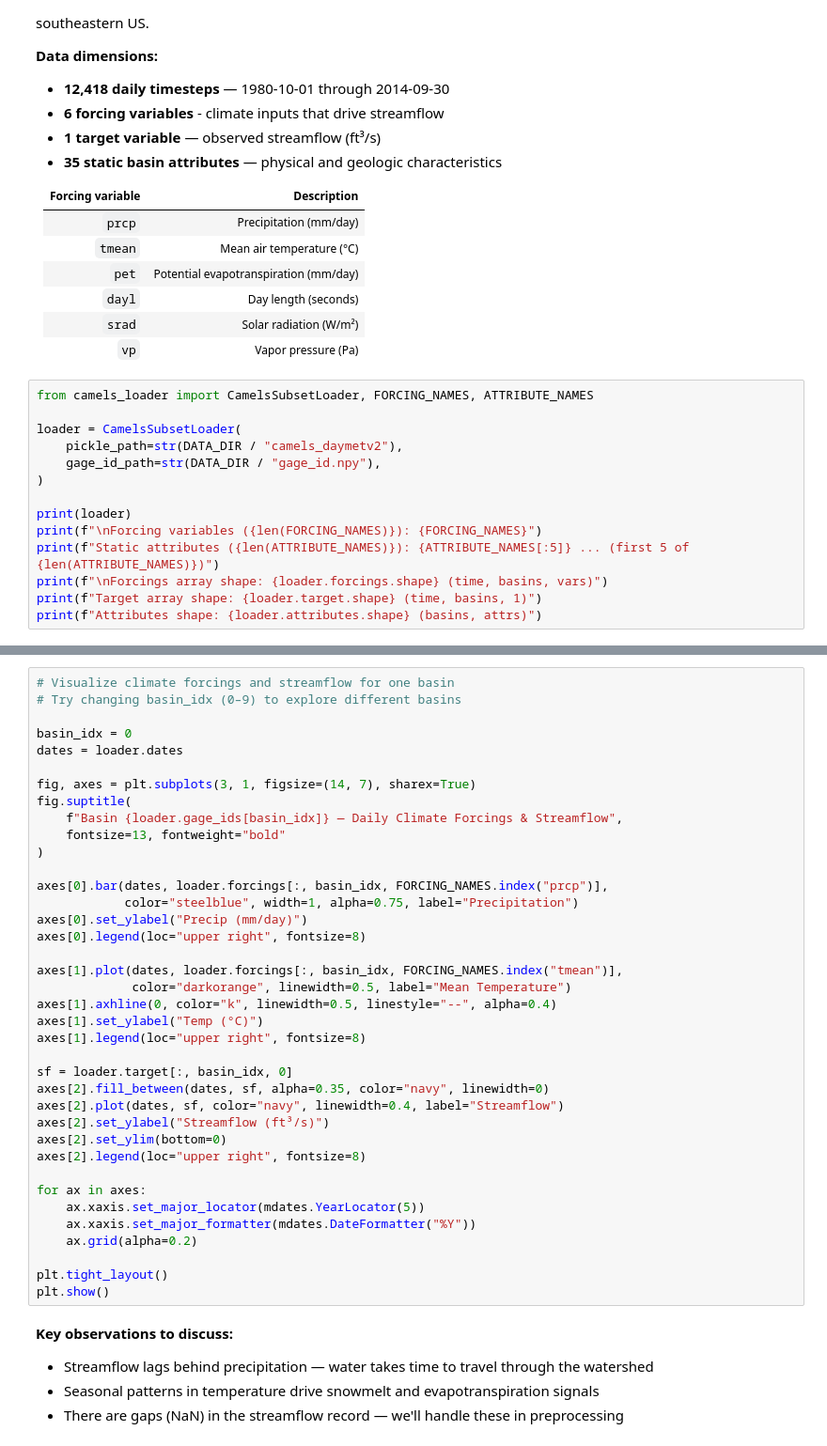
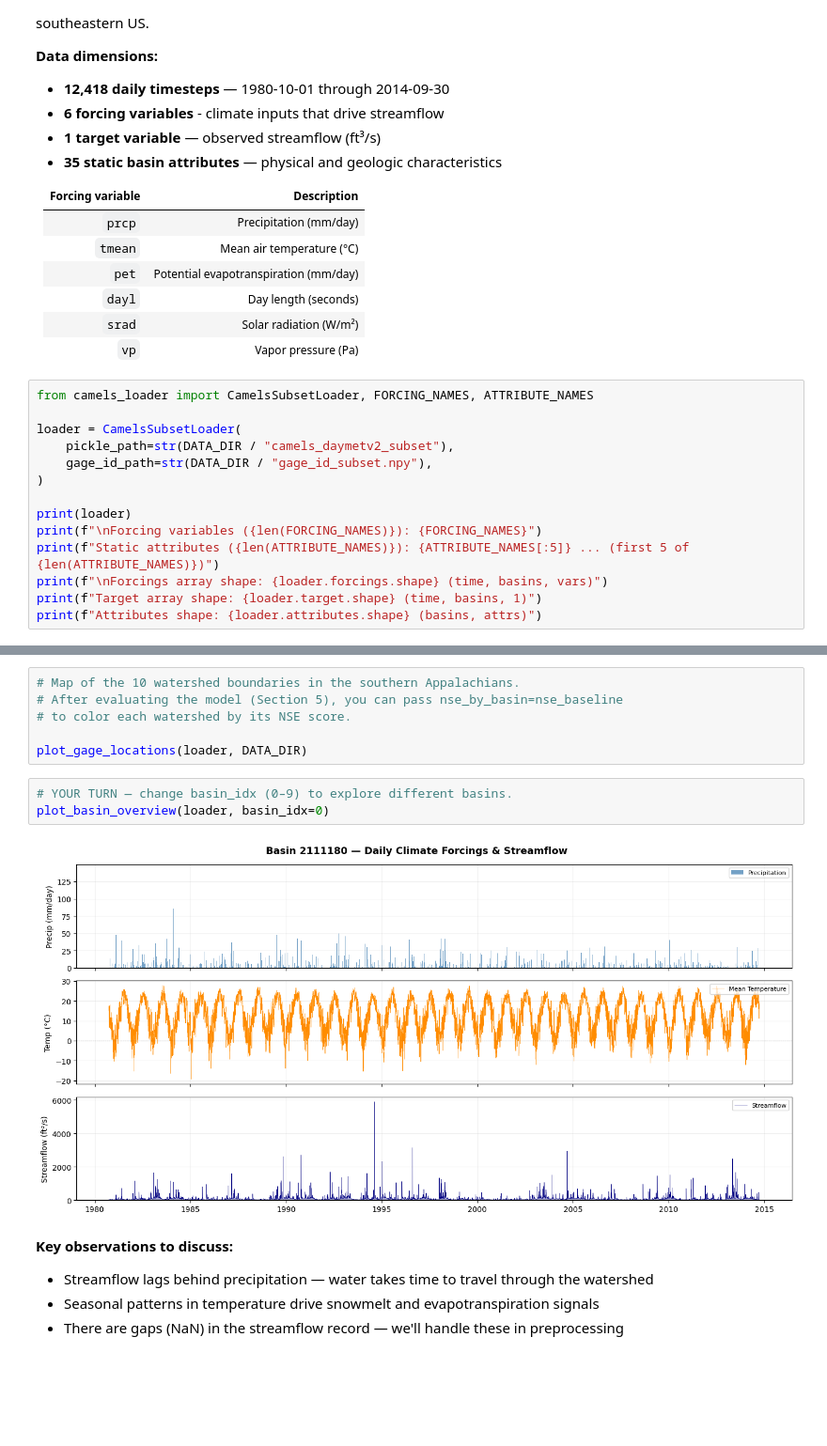
Before and after one commit to leoglonz/Foundations-of-ML, a Jupyter notebook: tutorials/01_ml_pipeline_streamflow.ipynb, the cells around one changed output, grey strips where cells are left out. Shown at 94% size. Drawn from its saved outputs; the diff is of its cells as text; blank space fills up the shorter version.

```diff
--- a/tutorials/01_ml_pipeline_streamflow.ipynb
+++ b/tutorials/01_ml_pipeline_streamflow.ipynb
@@ -78,8 +120,8 @@ The **CAMELS** (Catchment Attributes and Meteorology for Large-sample Studies) d
 from camels_loader import CamelsSubsetLoader, FORCING_NAMES, ATTRIBUTE_NAMES
 
 loader = CamelsSubsetLoader(
-    pickle_path=str(DATA_DIR / "camels_daymetv2"),
-    gage_id_path=str(DATA_DIR / "gage_id.npy"),
+    pickle_path=str(DATA_DIR / "camels_daymetv2_subset"),
+    gage_id_path=str(DATA_DIR / "gage_id_subset.npy"),
 )
 
 print(loader)
@@ -103,41 +167,14 @@ df_meta
+# %%
+# Map of the 10 watershed boundaries in the southern Appalachians.
+# After evaluating the model (Section 5), you can pass nse_by_basin=nse_baseline
+# to color each watershed by its NSE score.
+
+plot_gage_locations(loader, DATA_DIR)
 # %%
-# Visualize climate forcings and streamflow for one basin
-# Try changing basin_idx (0–9) to explore different basins
-
-basin_idx = 0
-dates = loader.dates
-
-fig, axes = plt.subplots(3, 1, figsize=(14, 7), sharex=True)
-fig.suptitle(
-    f"Basin {loader.gage_ids[basin_idx]} — Daily Climate Forcings & Streamflow",
-    fontsize=13, fontweight="bold"
-)
-
-axes[0].bar(dates, loader.forcings[:, basin_idx, FORCING_NAMES.index("prcp")],
-            color="steelblue", width=1, alpha=0.75, label="Precipitation")
-axes[0].set_ylabel("Precip (mm/day)")
-axes[0].legend(loc="upper right", fontsize=8)
-
-axes[1].plot(dates, loader.forcings[:, basin_idx, FORCING_NAMES.index("tmean")],
-             color="darkorange", linewidth=0.5, label="Mean Temperature")
-axes[1].axhline(0, color="k", linewidth=0.5, linestyle="--", alpha=0.4)
-axes[1].set_ylabel("Temp (°C)")
-axes[1].legend(loc="upper right", fontsize=8)
-
-sf = loader.target[:, basin_idx, 0]
-axes[2].fill_between(dates, sf, alpha=0.35, color="navy", linewidth=0)
-axes[2].plot(dates, sf, color="navy", linewidth=0.4, label="Streamflow")
-axes[2].set_ylabel("Streamflow (ft³/s)")
-axes[2].set_ylim(bottom=0)
-axes[2].legend(loc="upper right", fontsize=8)
-
-for ax in axes:
-    ax.xaxis.set_major_locator(mdates.YearLocator(5))
-    ax.xaxis.set_major_formatter(mdates.DateFormatter("%Y"))
-    ax.grid(alpha=0.2)
-
-plt.tight_layout()
-plt.show()
+# YOUR TURN — change basin_idx (0–9) to explore different basins.
+plot_basin_overview(loader, basin_idx=0)
+# %% [output]
+[figure, added]
 # %% [markdown]
 **Key observations to discuss:**
 - Streamflow lags behind precipitation — water takes time to travel through the watershed
```
Also changed, not shown: parts of 41 cells of this notebook, 16 other files.
